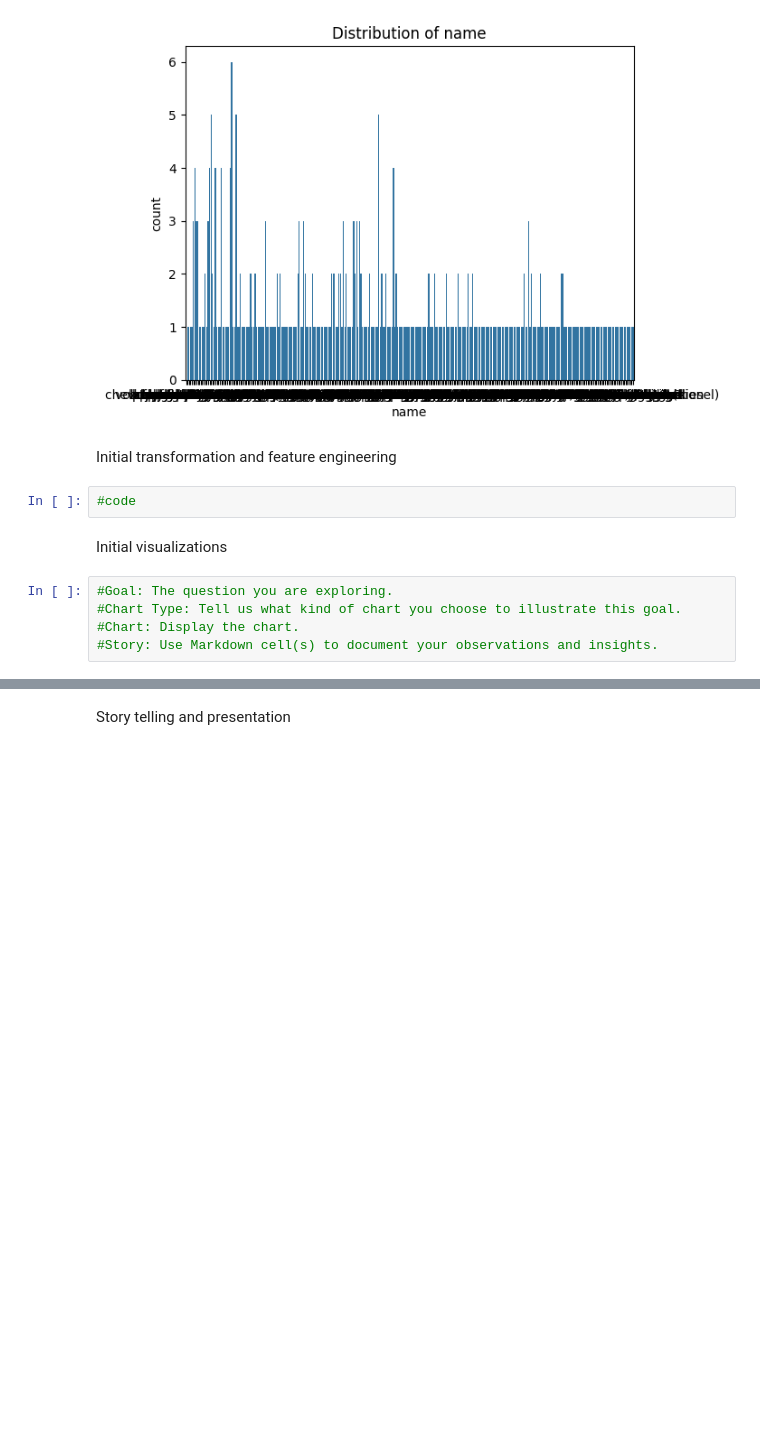
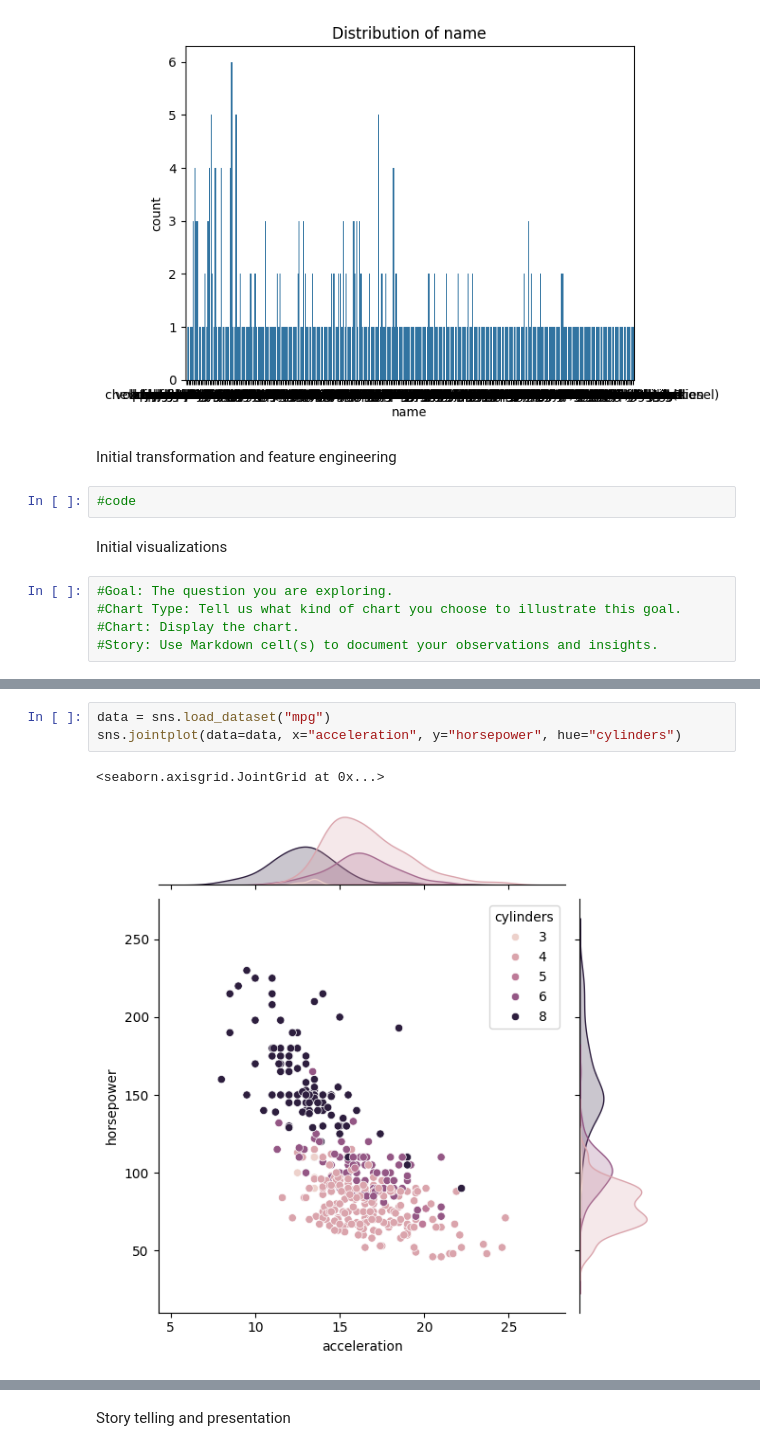
Before and after one commit to dfintel25/datafun-06-eda, a Jupyter notebook: fintel_eda.ipynb, the cells around one changed output, grey strips where cells are left out. Drawn from its saved outputs; the diff is of its cells as text; blank space fills up the shorter version.

```diff
--- a/fintel_eda.ipynb
+++ b/fintel_eda.ipynb
@@ -125,0 +132,6 @@ Initial visualizations
+# %%
+data = sns.load_dataset("mpg")
+sns.jointplot(data=data, x="acceleration", y="horsepower", hue="cylinders")
+# %% [output]
+<seaborn.axisgrid.JointGrid at 0x...>
+[figure, added]
```
Also changed, not shown: parts of 4 cells of this notebook, 2 other files.
